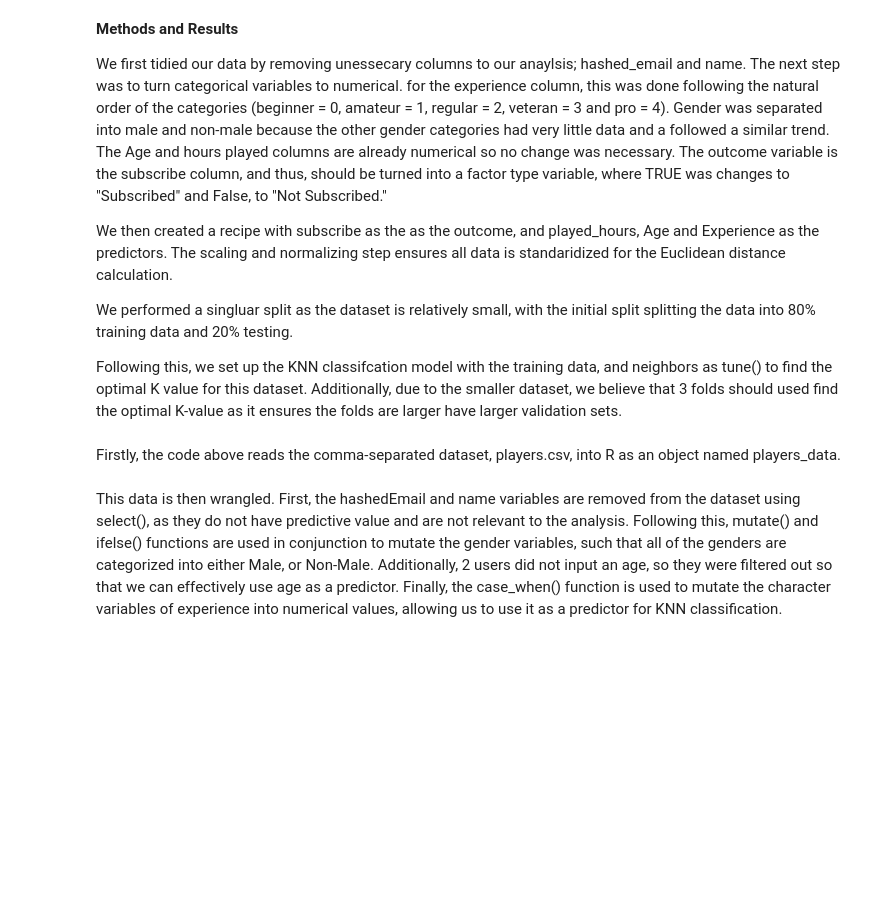
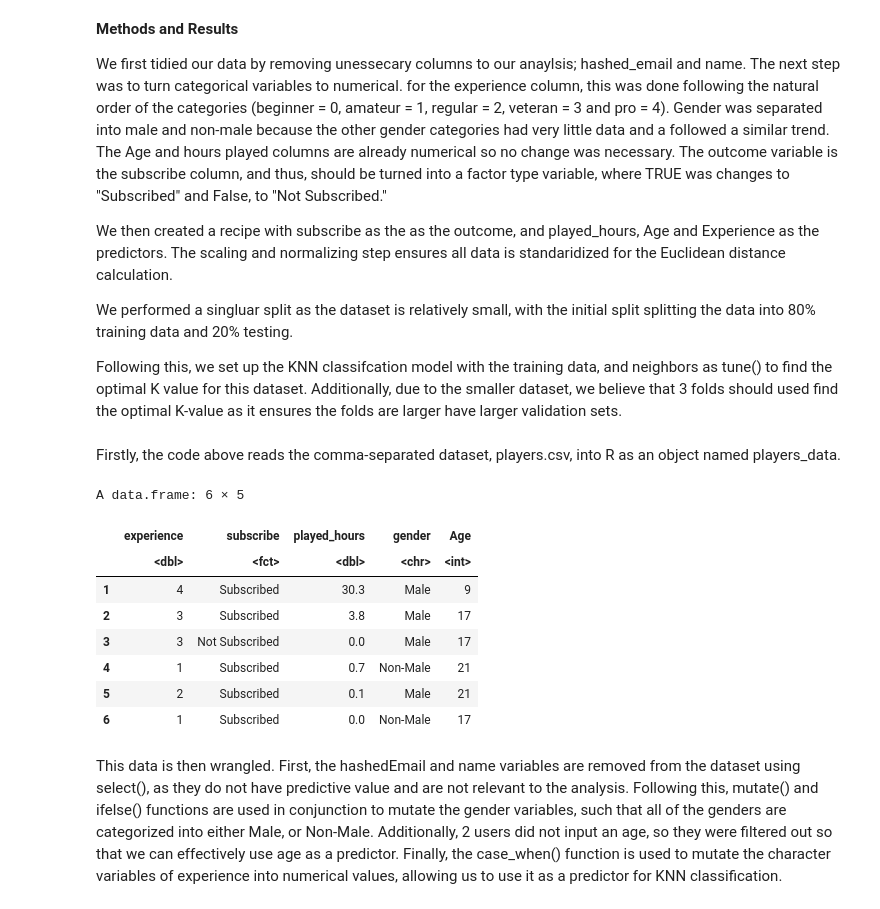
Before and after one commit to raywu255/DSCI-Project-Final-Report, a Jupyter notebook: Final Project.ipynb, the cells around one changed output. Saved outputs shown, nothing was run; the diff lists cells and outputs as text; code cells hidden in the pictures; blank space fills up the shorter version.

```diff
--- a/Final Project.ipynb
+++ b/Final Project.ipynb
@@ -45,18 +63,30 @@ Firstly, the code above reads the comma-separated dataset, players.csv, into R a
 # %%
 #wrangling
 players_data_wrangled <- players_data |>
     select(-hashedEmail, -name) |>
     mutate(gender = ifelse(gender == "Male", "Male", "Non-Male")) |>
     mutate(experience = case_when(
         experience == "Beginner" ~ 0,
         experience == "Amateur" ~ 1,
         experience == "Regular" ~ 2,
         experience == "Veteran" ~ 3,
         experience == "Pro" ~ 4,
     )) |>
     mutate(subscribe = as.factor(subscribe)) |>
     mutate(subscribe = fct_recode(subscribe, "Subscribed" = "TRUE", "Not Subscribed" = "FALSE")) |>
     filter(Age != "NA")
+
+head(players_data_wrangled)
+# %% [output]
+A data.frame: 6 × 5
+|  | experience | subscribe | played_hours | gender | Age |
+|  | <dbl> | <fct> | <dbl> | <chr> | <int> |
+| 1 | 4 | Subscribed | 30.3 | Male | 9 |
+| 2 | 3 | Subscribed | 3.8 | Male | 17 |
+| 3 | 3 | Not Subscribed | 0.0 | Male | 17 |
+| 4 | 1 | Subscribed | 0.7 | Non-Male | 21 |
+| 5 | 2 | Subscribed | 0.1 | Male | 21 |
+| 6 | 1 | Subscribed | 0.0 | Non-Male | 17 |
 # %% [markdown]
 This data is then wrangled. First, the hashedEmail and name variables are removed from the dataset using select(), as they do not have predictive value and are not relevant to the analysis. Following this, mutate() and ifelse() functions are used in conjunction to mutate the gender variables, such that all of the genders are categorized into either Male, or Non-Male. Additionally, 2 users did not input an age, so they were filtered out so that we can effectively use age as a predictor. Finally, the case_when() function is used to mutate the character variables of experience into numerical values, allowing us to use it as a predictor for KNN classification.
 # %% [markdown]
```
Also changed, not shown: parts of 5 cells of this notebook.
